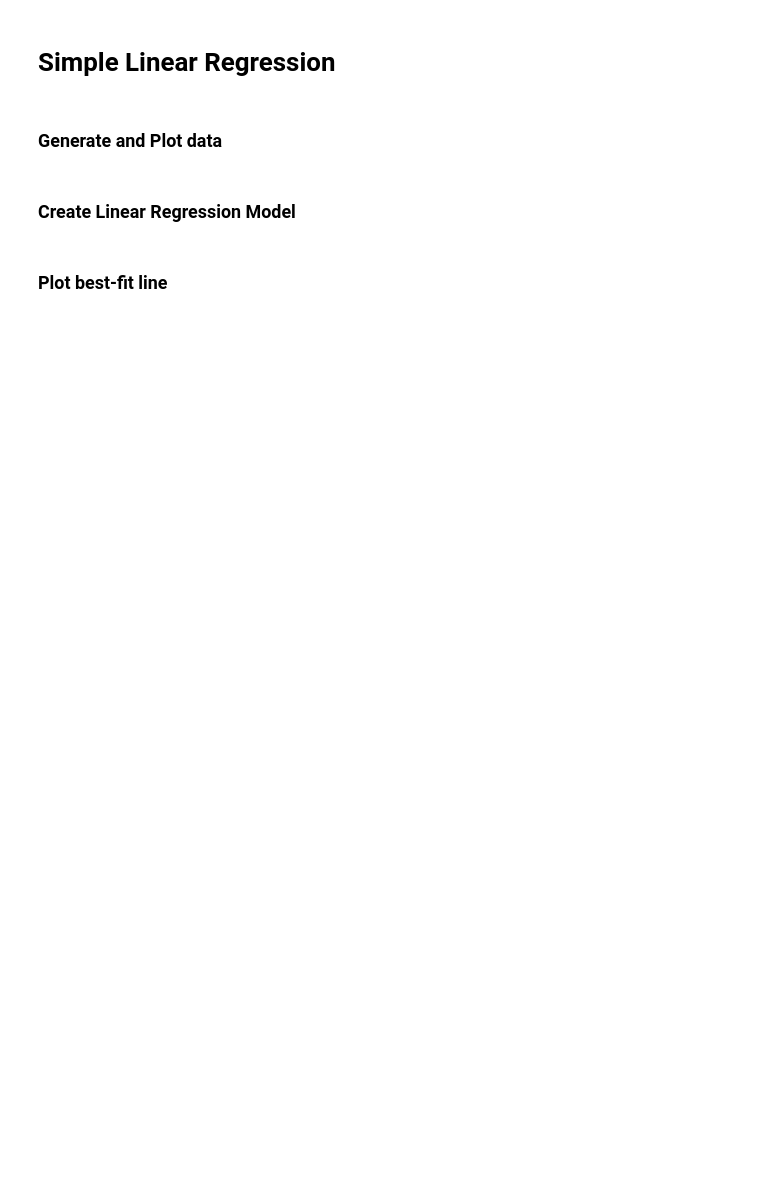
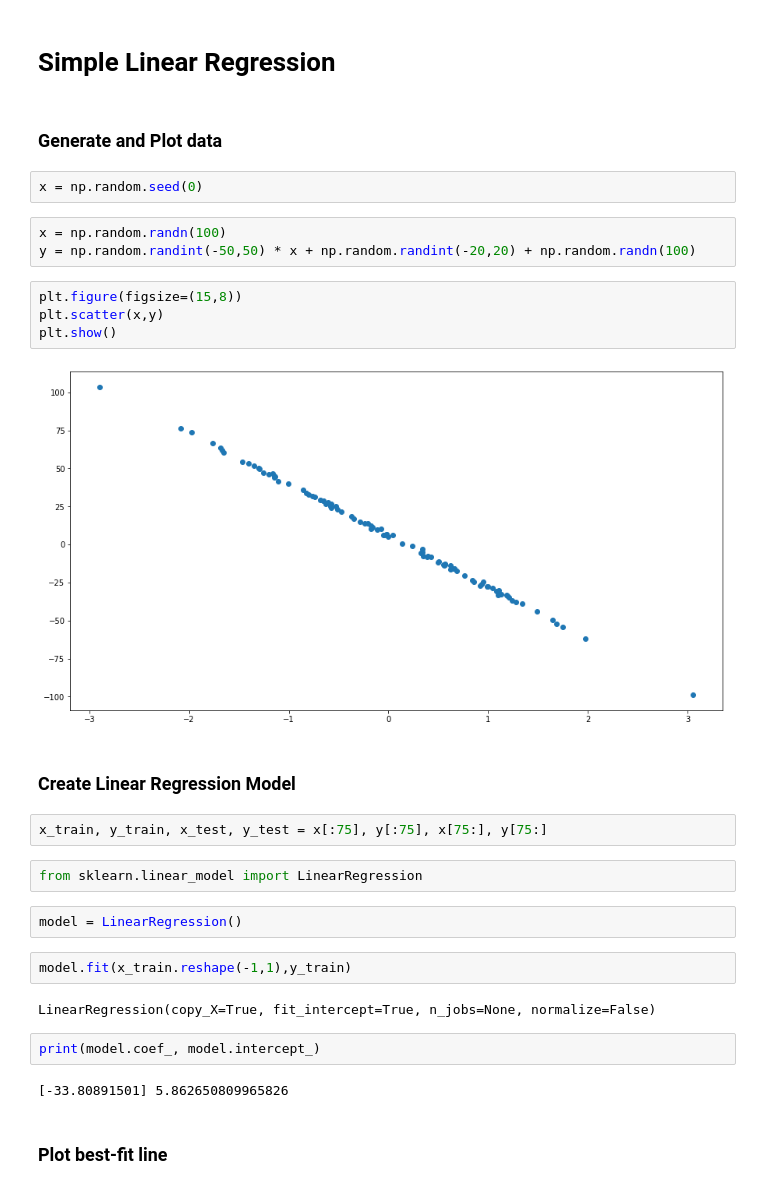
Before and after one commit to Spnetic-5/ML_mastery, a Jupyter notebook: Linear_Regression.ipynb, the cells around one changed output. Saved outputs shown, nothing was run; the diff lists cells and outputs as text; blank space fills up the shorter version.

```diff
--- a/Linear_Regression.ipynb
+++ b/Linear_Regression.ipynb
@@ -6,7 +11,32 @@
 # Simple Linear Regression
 # %% [markdown]
 ### Generate and Plot data
+# %%
+x = np.random.seed(0)
+# %%
+x = np.random.randn(100)
+y = np.random.randint(-50,50) * x + np.random.randint(-20,20) + np.random.randn(100)
+# %%
+plt.figure(figsize=(15,8))
+plt.scatter(x,y)
+plt.show()
+# %% [output]
+[figure, added]
 # %% [markdown]
 ### Create Linear Regression Model
+# %%
+x_train, y_train, x_test, y_test = x[:75], y[:75], x[75:], y[75:]
+# %%
+from sklearn.linear_model import LinearRegression
+# %%
+model = LinearRegression()
+# %%
+model.fit(x_train.reshape(-1,1),y_train)
+# %% [output]
+LinearRegression(copy_X=True, fit_intercept=True, n_jobs=None, normalize=False)
+# %%
+print(model.coef_, model.intercept_)
+# %% [output]
+[-33.80891501] 5.862650809965826
 # %% [markdown]
 ### Plot best-fit line
```
Also changed, not shown: parts of 4 cells of this notebook.
